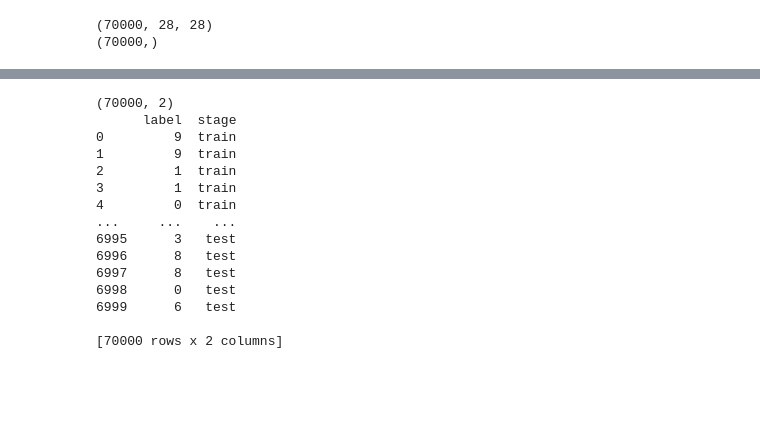
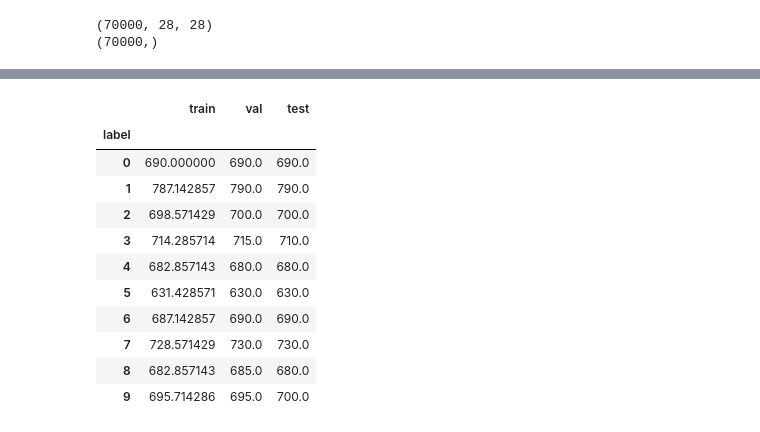
Before and after one commit to fratambot/MLOps-with-wandb, a Jupyter notebook: notebooks/EDA.ipynb, the cells around one changed output, grey strips where cells are left out. Cells and saved outputs as stored; diff of their text form; code cells hidden in the pictures; blank space fills up the shorter version.

```diff
--- a/notebooks/EDA.ipynb
+++ b/notebooks/EDA.ipynb
@@ -268,20 +178,23 @@ y_test_df
-# %%
-labels_df = pd.concat([y_train_df, y_val_df, y_test_df])
-print(labels_df.shape)
-print(labels_df)
-# %% [output]
-(70000, 2)
-      label  stage
-0         9  train
-1         9  train
-2         1  train
-3         1  train
-4         0  train
-...     ...    ...
-6995      3   test
-6996      8   test
-6997      8   test
-6998      0   test
-6999      6   test
-
-[70000 rows x 2 columns]
+# %%
+# We can multiply by a factor corresponding to the split fraction to compare them
+train_norm = y_train_value_counts["counts"]*100/70
+val_norm = y_val_value_counts["counts"]*100/20
+test_norm = y_test_value_counts["counts"]*100/10
+norm_df = pd.concat([train_norm, val_norm, test_norm], axis=1)
+norm_df.columns.values[0]="train"
+norm_df.columns.values[1]="val"
+norm_df.columns.values[2]="test"
+norm_df
+# %% [output]
+|  | train | val | test |
+| label |  |  |  |
+| 0 | 690.000000 | 690.0 | 690.0 |
+| 1 | 787.142857 | 790.0 | 790.0 |
+| 2 | 698.571429 | 700.0 | 700.0 |
+| 3 | 714.285714 | 715.0 | 710.0 |
+| 4 | 682.857143 | 680.0 | 680.0 |
+| 5 | 631.428571 | 630.0 | 630.0 |
+| 6 | 687.142857 | 690.0 | 690.0 |
+| 7 | 728.571429 | 730.0 | 730.0 |
+| 8 | 682.857143 | 685.0 | 680.0 |
+| 9 | 695.714286 | 695.0 | 700.0 |
```
Also changed, not shown: parts of 14 cells of this notebook, 3 other files.
